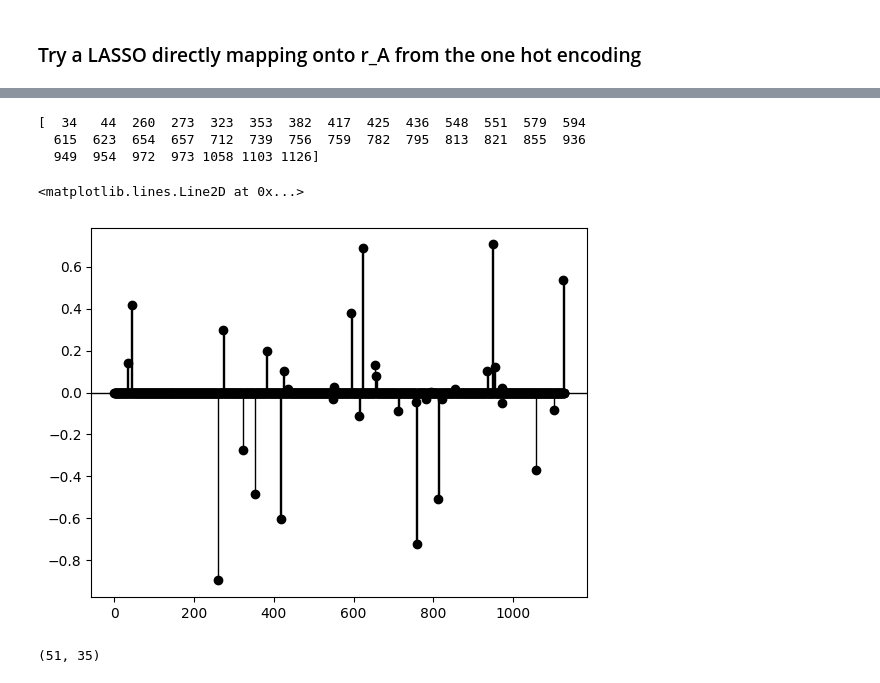
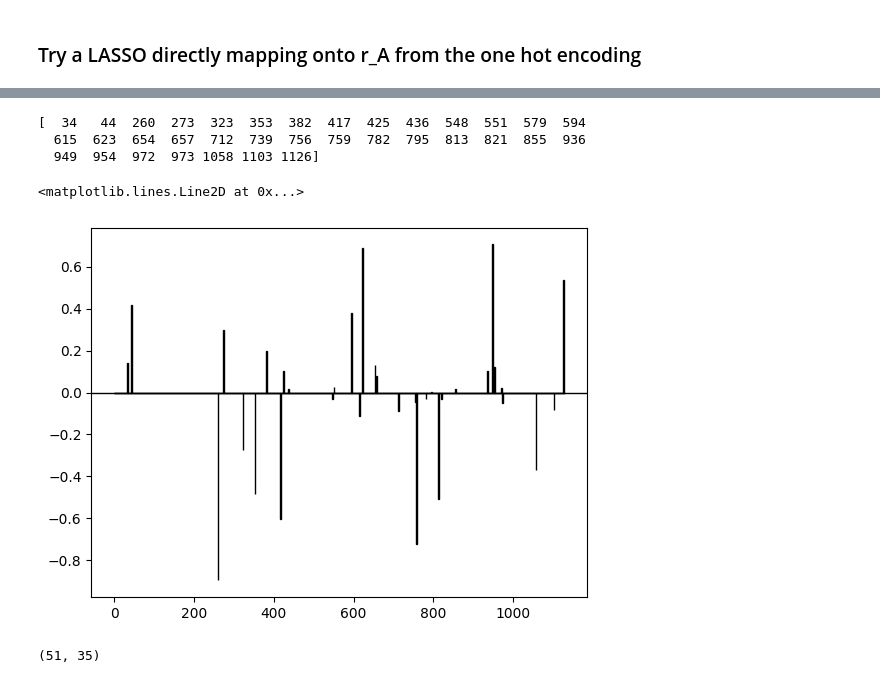
Before and after one commit to JoeLandsittel37/soil, a Jupyter notebook: notebooks/isolates.ipynb, the cells around one changed output, grey strips where cells are left out. Cells and saved outputs as stored; diff of their text form; code cells hidden in the pictures.

```diff
--- a/notebooks/isolates.ipynb
+++ b/notebooks/isolates.ipynb
@@ -39,7 +39,7 @@ id_list = seq_ids[indices]
 msa_isolates = msa[indices]
 
 
-conserved_indices = np.where(conservation > np.mean(conservation) + 0.5*np.std(conservation))[0]
+conserved_indices = np.where(conservation > np.mean(conservation) + 0*np.std(conservation))[0]
 sec3_indices = np.where(sec3_scores > np.mean(sec3_scores) - 5*np.std(sec3_scores))[0]
 sec5_indices = np.where(sec5_scores > np.mean(sec5_scores) - 5*np.std(sec5_scores))[0]
 msa_conserved = msa_isolates[:, conserved_indices]
@@ -415,7 +423,32 @@ def msa_regression(msa, values, test_size=0.2, random_state=42):
 # %%
 msa_encoding = hydrophobic_encoding(msa_conserved)
 
+
 results = msa_regression(msa_encoding, rates, test_size=0.2, random_state=42)
+test_r2 = results['test_r2']
+shuffled_rates = rates.copy()
+np.random.shuffle(shuffled_rates)
+results = msa_regression(msa_encoding, shuffled_rates, test_size=0.2, random_state=42)
+
+msa_encoding_shuffle = msa_encoding.copy()
+for row in msa_encoding_shuffle:
+    random.shuffle(row)
+results = msa_regression(msa_encoding_shuffle, rates, test_size=0.2, random_state=42)
+
+# test_r2_shuffle_rate = np.zeros(100)
+# for i in range(100):
+#     shuffled_rates = rates.copy()
+#     np.random.shuffle(shuffled_rates)
+#     results = msa_regression(msa_encoding, shuffled_rates, test_size=0.2, random_state=42, plot = False)
+#     test_r2_shuffle_rate[i] = results['test_r2']
+
+# test_r2_shuffle_msa = np.zeros(100)
+# for i in range(100):
+#     msa_encoding_shuffle = msa_encoding.copy()
+#     for row in msa_encoding_shuffle:
+#         random.shuffle(row)
+#     results = msa_regression(msa_encoding_shuffle, rates, test_size=0.2, random_state=42, plot = False)
+#     test_r2_shuffle_msa[i] = results['test_r2']
 # %% [output]
 Data split: 40 training sequences, 11 test sequences
 Features per sequence: 534
@@ -430,20 +507,20 @@ Test R²: 0.515
 # %%
 import numpy as np
 selected_indices = np.where(results['coefficients'] != 0)
 indices = conserved_indices[selected_indices]
 print(indices)
 coefficients = results['coefficients']
 y = np.zeros(len(msa[0]))
 y[indices] = coefficients[selected_indices]
 plt.bar(range(len(y)), y, width=2, color = 'Navy', edgecolor = 'Black')
-plt.scatter(range(len(y)), y, color = 'Black')
+# plt.scatter(range(len(y)), y, color = 'Black')
 plt.axhline(y=0, color='black', linewidth=1)
 # %% [output]
 [  34   44  260  273  323  353  382  417  425  436  548  551  579  594
   615  623  654  657  712  739  756  759  782  795  813  821  855  936
   949  954  972  973 1058 1103 1126]
 <matplotlib.lines.Line2D at 0x...>
-[figure, old version]
+[figure, new version]
 # %%
 print(msa_encoding[:, selected_indices[0]].shape)
 
```
Also changed, not shown: parts of 9 cells of this notebook, 1 other file.
